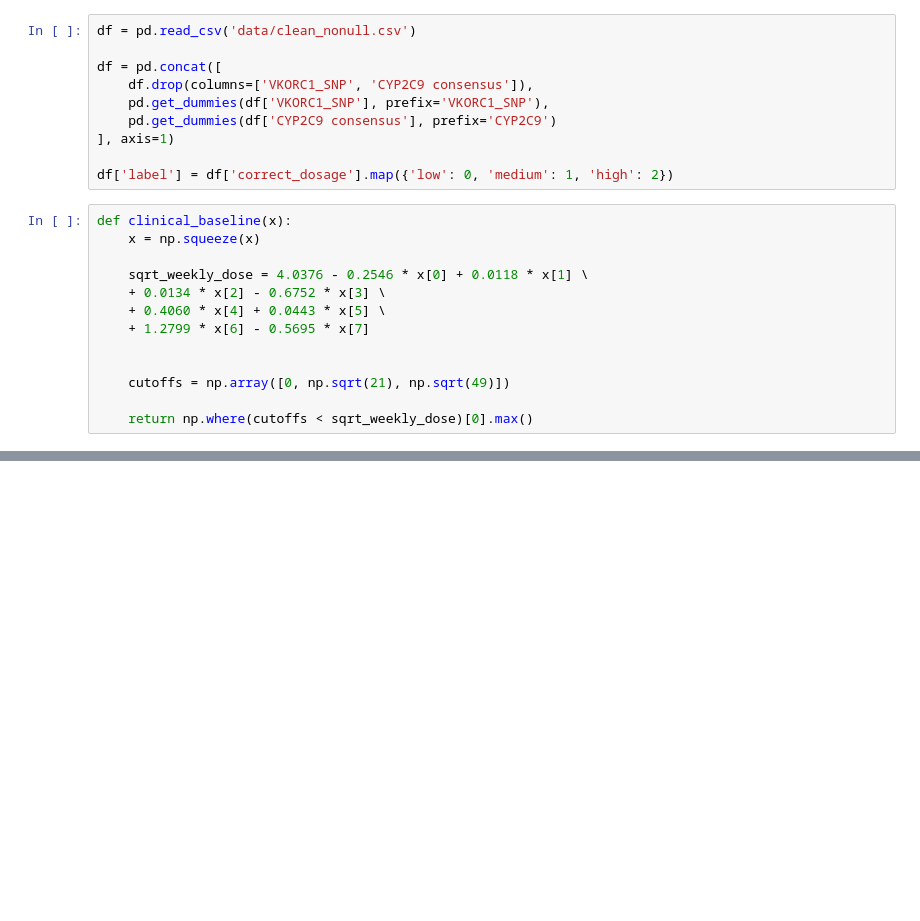
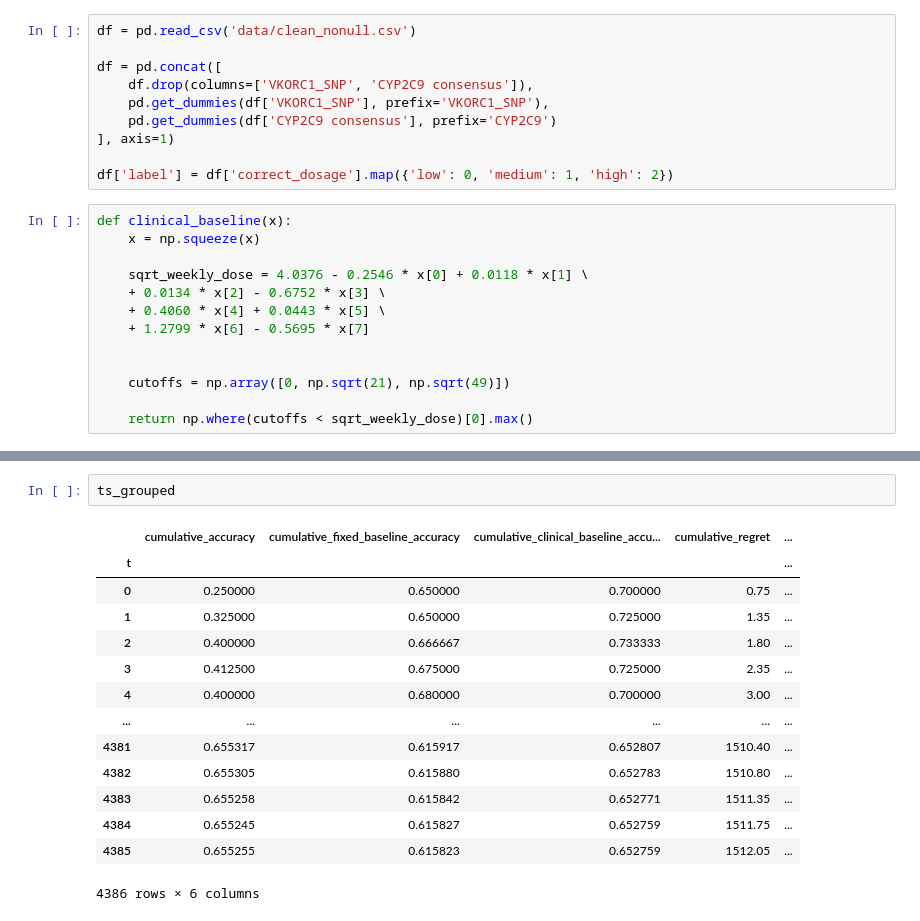
Before and after one commit to amarvenu/rl-project, a Jupyter notebook: thompson.ipynb, the cells around one changed output, grey strips where cells are left out. Cells and saved outputs as stored; diff of their text form; blank space fills up the shorter version.

```diff
--- a/thompson.ipynb
+++ b/thompson.ipynb
@@ -149,0 +135,17 @@ ts_grouped[[
+# %%
+ts_grouped
+# %% [output]
+|  | cumulative_accuracy | cumulative_fixed_baseline_accuracy | cumulative_clinical_baseline_accu... | cumulative_regret | ... |
+| t |  |  |  |  | ... |
+| 0 | 0.250000 | 0.650000 | 0.700000 | 0.75 | ... |
+| 1 | 0.325000 | 0.650000 | 0.725000 | 1.35 | ... |
+| 2 | 0.400000 | 0.666667 | 0.733333 | 1.80 | ... |
+| 3 | 0.412500 | 0.675000 | 0.725000 | 2.35 | ... |
+| 4 | 0.400000 | 0.680000 | 0.700000 | 3.00 | ... |
+| ... | ... | ... | ... | ... | ... |
+| 4381 | 0.655317 | 0.615917 | 0.652807 | 1510.40 | ... |
+| 4382 | 0.655305 | 0.615880 | 0.652783 | 1510.80 | ... |
+| 4383 | 0.655258 | 0.615842 | 0.652771 | 1511.35 | ... |
+| 4384 | 0.655245 | 0.615827 | 0.652759 | 1511.75 | ... |
+| 4385 | 0.655255 | 0.615823 | 0.652759 | 1512.05 | ... |
+4386 rows × 6 columns
```
Also changed, not shown: parts of 9 cells of this notebook, 2 other files.
